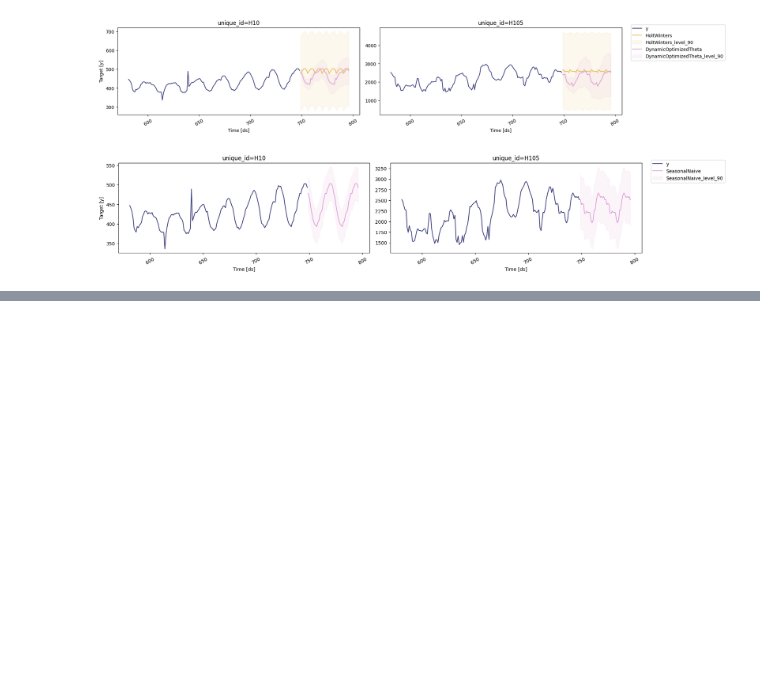
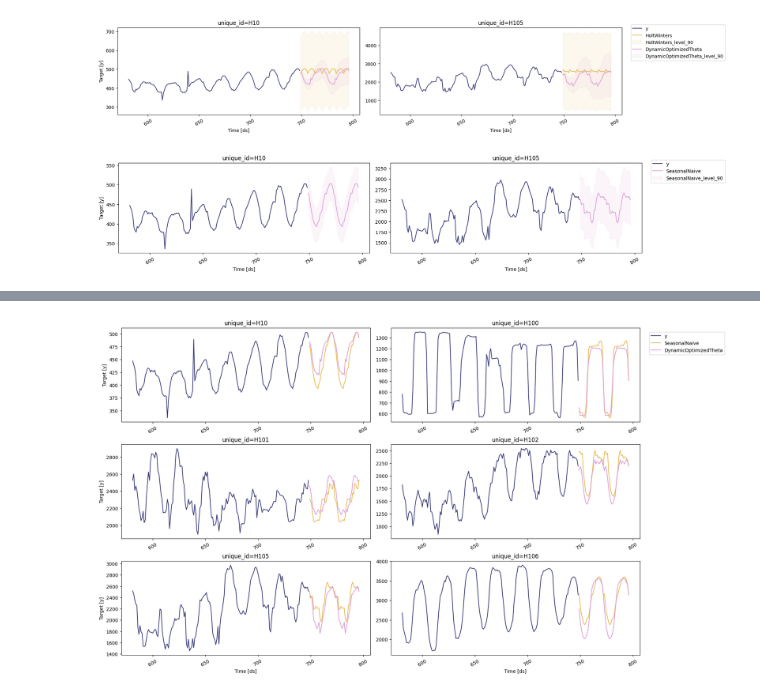
Before and after one commit to DavidGuzzi/TSA, a Jupyter notebook: Nixtla/SF.ipynb, the cells around one changed output, grey strips where cells are left out. Saved outputs shown, nothing was run; the diff lists cells and outputs as text; code cells hidden in the pictures; blank space fills up the shorter version.

```diff
--- a/Nixtla/SF.ipynb
+++ b/Nixtla/SF.ipynb
@@ -155,3 +155,10 @@ sf.plot(Y_df, forecasts_df, models=["HoltWinters","DynamicOptimizedTheta"], uniq
 sf.plot(Y_df, forecasts_df, models=["SeasonalNaive"], unique_ids=["H10", "H105"], level=[90])
 # %% [output]
 [figure]
+# %%
+crossvaldation_df = sf.cross_validation(
+    df=Y_df,
+    h=24,
+    step_size=24,
+    n_windows=2
+)
@@ -157,0 +175,18 @@ sf.plot(Y_df, forecasts_df, models=["SeasonalNaive"], unique_ids=["H10", "H105"]
+# %%
+from utilsforecast.losses import mse
+from utilsforecast.evaluation import evaluate
+
+def evaluate_cross_validation(df, metric):
+    models = df.drop(columns=['unique_id', 'ds', 'cutoff', 'y']).columns.tolist()
+    evals = []
+    # Calculate loss for every unique_id and cutoff.
+    for cutoff in df['cutoff'].unique():
+        eval_ = evaluate(df[df['cutoff'] == cutoff], metrics=[metric], models=models)
+        evals.append(eval_)
+    evals = pd.concat(evals)
+    evals = evals.groupby('unique_id').mean(numeric_only=True) # Averages the error metrics for all cutoffs for every combination of model and unique_id
+    evals['best_model'] = evals.idxmin(axis=1)
+    return evals
+
+evaluation_df = evaluate_cross_validation(crossvaldation_df.reset_index(), mse)
+evaluation_df.head()
@@ -157,0 +201,8 @@ sf.plot(Y_df, forecasts_df, models=["SeasonalNaive"], unique_ids=["H10", "H105"]
+# %%
+summary_df = evaluation_df.groupby('best_model').size().sort_values().to_frame()
+summary_df.reset_index().columns = ["Model", "Nr. of unique_ids"]
+
+seasonal_ids = evaluation_df.query('best_model == "SeasonalNaive"').index
+sf.plot(Y_df,forecasts_df, unique_ids=seasonal_ids, models=["SeasonalNaive","DynamicOptimizedTheta"])
+# %% [output]
+[figure, added]
```
Also changed, not shown: parts of 4 cells of this notebook.
